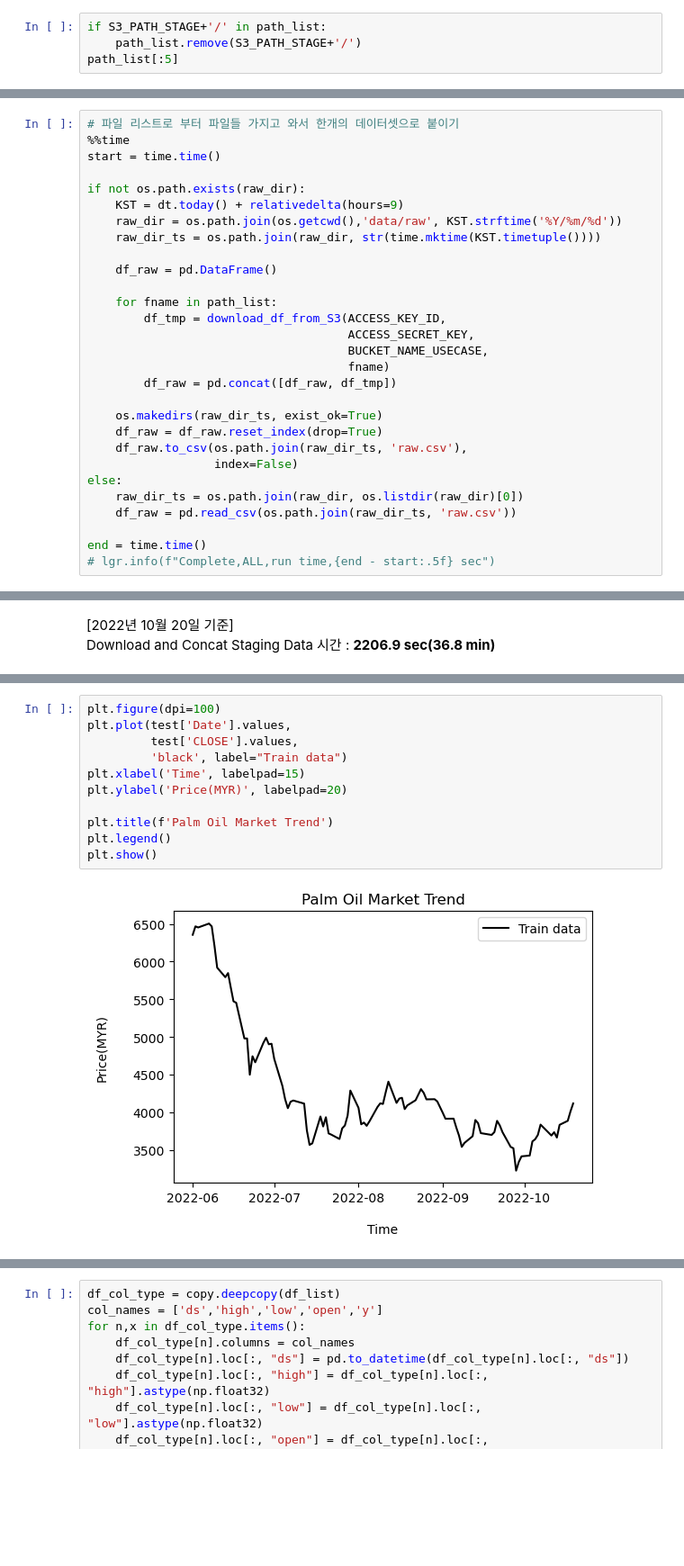
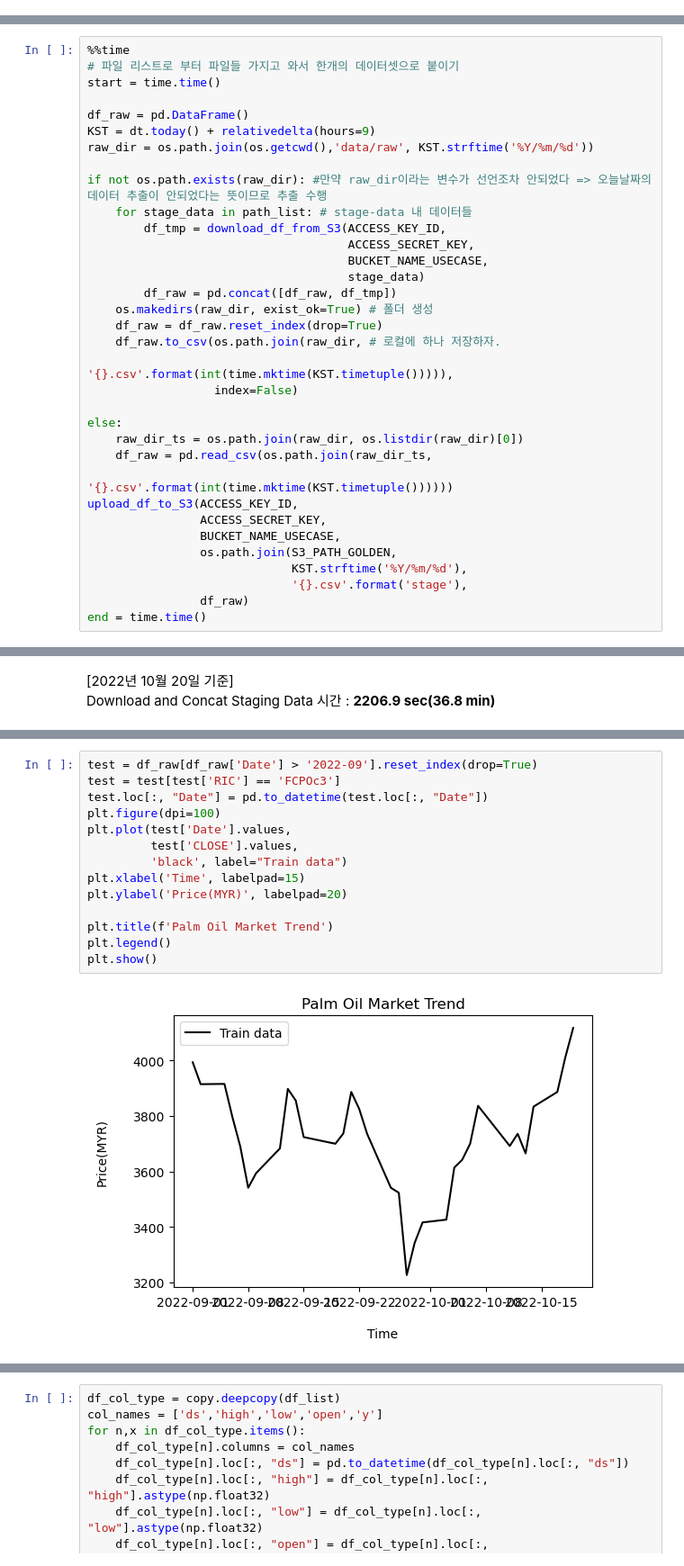
Before and after one commit to gwangjinjeong/palm-oil-price-forecast, a Jupyter notebook: MLOps_Env4palm.ipynb, the cells around one changed output, grey strips where cells are left out. Shown: that part at 90% size. Saved outputs shown, nothing was run; the diff lists cells and outputs as text; blank space fills up the shorter version.

```diff
--- a/MLOps_Env4palm.ipynb
+++ b/MLOps_Env4palm.ipynb
@@ -243,4 +240,0 @@ path_list[:5]
-# %%
-if S3_PATH_STAGE+'/' in path_list:
-    path_list.remove(S3_PATH_STAGE+'/')
-path_list[:5]
@@ -253,30 +303,35 @@ path_list[:5]
 # %%
+%%time
 # 파일 리스트로 부터 파일들 가지고 와서 한개의 데이터셋으로 붙이기
-%%time
 start = time.time()
 
-if not os.path.exists(raw_dir):
-    KST = dt.today() + relativedelta(hours=9)
-    raw_dir = os.path.join(os.getcwd(),'data/raw', KST.strftime('%Y/%m/%d'))
-    raw_dir_ts = os.path.join(raw_dir, str(time.mktime(KST.timetuple())))
+df_raw = pd.DataFrame()
+KST = dt.today() + relativedelta(hours=9)
+raw_dir = os.path.join(os.getcwd(),'data/raw', KST.strftime('%Y/%m/%d'))
 
-    df_raw = pd.DataFrame()
-
-    for fname in path_list:
+if not os.path.exists(raw_dir): #만약 raw_dir이라는 변수가 선언조차 안되었다 => 오늘날짜의 데이터 추출이 안되었다는 뜻이므로 추출 수행
+    for stage_data in path_list: # stage-data 내 데이터들
         df_tmp = download_df_from_S3(ACCESS_KEY_ID,
                                      ACCESS_SECRET_KEY,
                                      BUCKET_NAME_USECASE,
-                                     fname)
+                                     stage_data)
         df_raw = pd.concat([df_raw, df_tmp])
+    os.makedirs(raw_dir, exist_ok=True) # 폴더 생성
+    df_raw = df_raw.reset_index(drop=True)
+    df_raw.to_csv(os.path.join(raw_dir, # 로컬에 하나 저장하자.
+                               '{}.csv'.format(int(time.mktime(KST.timetuple())))),
+                  index=False)
 
-    os.makedirs(raw_dir_ts, exist_ok=True)
-    df_raw = df_raw.reset_index(drop=True)
-    df_raw.to_csv(os.path.join(raw_dir_ts, 'raw.csv'),
-                  index=False)
 else:
     raw_dir_ts = os.path.join(raw_dir, os.listdir(raw_dir)[0])
-    df_raw = pd.read_csv(os.path.join(raw_dir_ts, 'raw.csv'))
-
+    df_raw = pd.read_csv(os.path.join(raw_dir_ts,
+                                      '{}.csv'.format(int(time.mktime(KST.timetuple())))))
+upload_df_to_S3(ACCESS_KEY_ID,
+                ACCESS_SECRET_KEY,
+                BUCKET_NAME_USECASE,
+                os.path.join(S3_PATH_GOLDEN,
+                             KST.strftime('%Y/%m/%d'),
+                             '{}.csv'.format('stage'),
+                df_raw)
 end = time.time()
-# lgr.info(f"Complete,ALL,run time,{end - start:.5f} sec")
 # %% [output]
@@ -321,13 +389,16 @@ test.loc[:, "Date"] = pd.to_datetime(test.loc[:, "Date"])
 # %%
+test = df_raw[df_raw['Date'] > '2022-09'].reset_index(drop=True)
+test = test[test['RIC'] == 'FCPOc3']
+test.loc[:, "Date"] = pd.to_datetime(test.loc[:, "Date"])
 plt.figure(dpi=100)
 plt.plot(test['Date'].values,
          test['CLOSE'].values,
          'black', label="Train data")
 plt.xlabel('Time', labelpad=15)
 plt.ylabel('Price(MYR)', labelpad=20)
 
 plt.title(f'Palm Oil Market Trend')
 plt.legend()
 plt.show()
 # %% [output]
-[figure, old version]
+[figure, new version]
```
Also changed, not shown: parts of 84 cells of this notebook.
